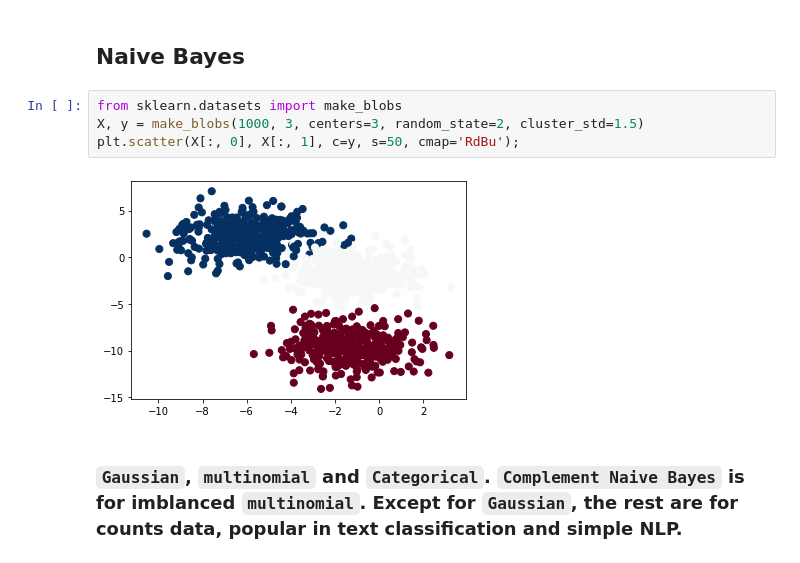
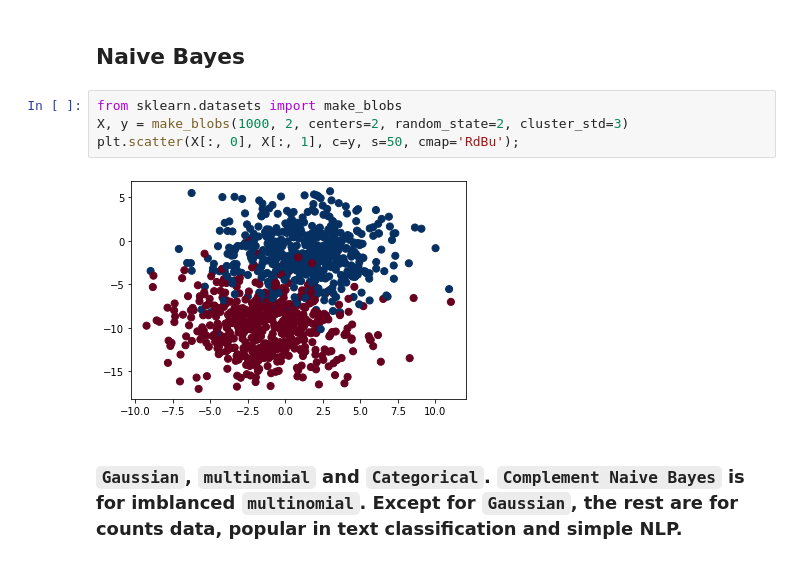
Before and after one commit to Xingchen-Yu/Python_stuff, a Jupyter notebook: sklearn_modeling.ipynb, the cells around one changed output. Drawn from its saved outputs; the diff is of its cells as text.

```diff
--- a/sklearn_modeling.ipynb
+++ b/sklearn_modeling.ipynb
@@ -92,10 +92,10 @@ True
 ## Naive Bayes
 # %%
 from sklearn.datasets import make_blobs
-X, y = make_blobs(1000, 3, centers=3, random_state=2, cluster_std=1.5)
+X, y = make_blobs(1000, 2, centers=2, random_state=2, cluster_std=3)
 plt.scatter(X[:, 0], X[:, 1], c=y, s=50, cmap='RdBu');
 # %% [output]
-[figure, old version]
+[figure, new version]
 # %% [markdown]
 ### `Gaussian`, `multinomial` and `Categorical`. `Complement Naive Bayes` is for imblanced `multinomial`. Except for `Gaussian`, the rest are for counts data, popular in text classification and simple NLP.
 # %%
```
Also changed, not shown: parts of 11 cells of this notebook.
